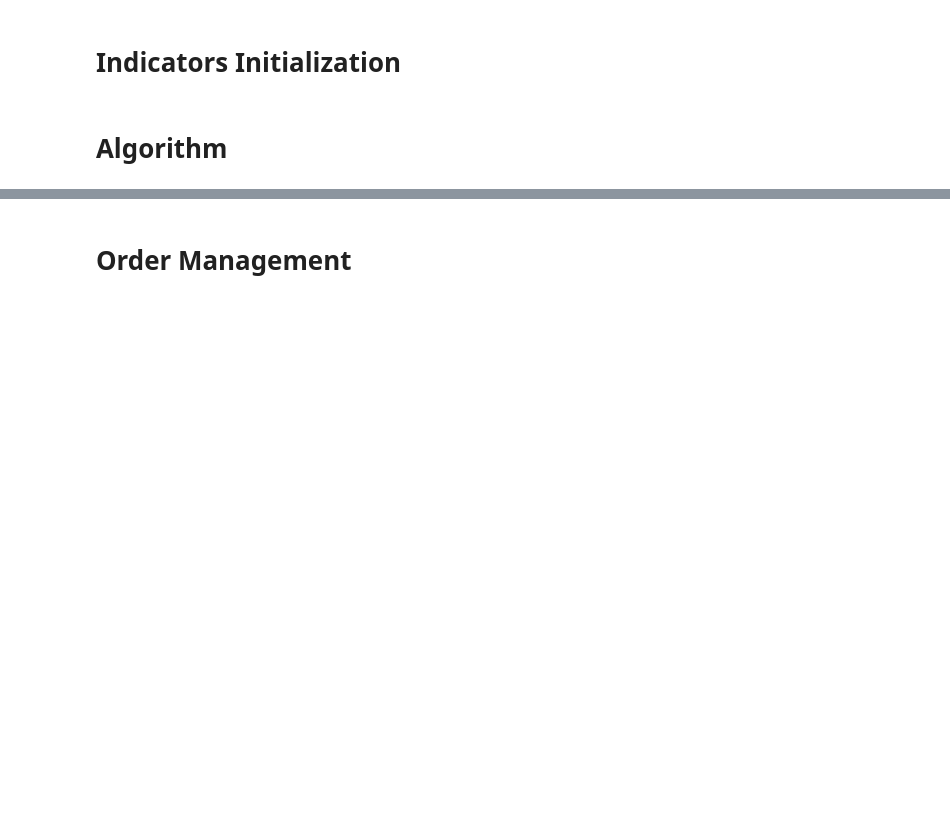
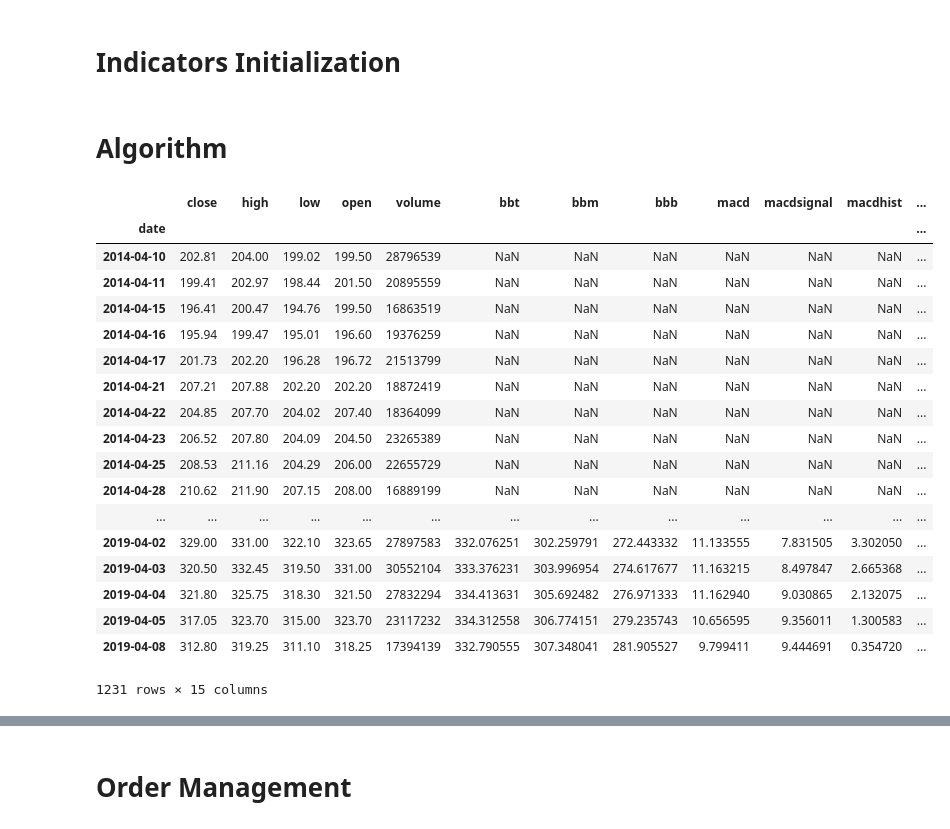
Before and after one commit to suhansaha/freedom, a Jupyter notebook: KiteConnect.ipynb, the cells around one changed output, grey strips where cells are left out. Saved outputs shown, nothing was run; the diff lists cells and outputs as text; code cells hidden in the pictures; blank space fills up the shorter version.

```diff
--- a/KiteConnect.ipynb
+++ b/KiteConnect.ipynb
@@ -190,6 +190,28 @@ xMin = raw_data.index[-1*noofcandles]
 xMax = raw_data.index[-1]
 # %% [markdown]
 # Algorithm
+# %%
+raw_data_day
+# %% [output]
+|  | close | high | low | open | volume | bbt | bbm | bbb | macd | macdsignal | macdhist | ... |
+| date |  |  |  |  |  |  |  |  |  |  |  | ... |
+| 2014-04-10 | 202.81 | 204.00 | 199.02 | 199.50 | 28796539 | NaN | NaN | NaN | NaN | NaN | NaN | ... |
+| 2014-04-11 | 199.41 | 202.97 | 198.44 | 201.50 | 20895559 | NaN | NaN | NaN | NaN | NaN | NaN | ... |
+| 2014-04-15 | 196.41 | 200.47 | 194.76 | 199.50 | 16863519 | NaN | NaN | NaN | NaN | NaN | NaN | ... |
+| 2014-04-16 | 195.94 | 199.47 | 195.01 | 196.60 | 19376259 | NaN | NaN | NaN | NaN | NaN | NaN | ... |
+| 2014-04-17 | 201.73 | 202.20 | 196.28 | 196.72 | 21513799 | NaN | NaN | NaN | NaN | NaN | NaN | ... |
+| 2014-04-21 | 207.21 | 207.88 | 202.20 | 202.20 | 18872419 | NaN | NaN | NaN | NaN | NaN | NaN | ... |
+| 2014-04-22 | 204.85 | 207.70 | 204.02 | 207.40 | 18364099 | NaN | NaN | NaN | NaN | NaN | NaN | ... |
+| 2014-04-23 | 206.52 | 207.80 | 204.09 | 204.50 | 23265389 | NaN | NaN | NaN | NaN | NaN | NaN | ... |
+| 2014-04-25 | 208.53 | 211.16 | 204.29 | 206.00 | 22655729 | NaN | NaN | NaN | NaN | NaN | NaN | ... |
+| 2014-04-28 | 210.62 | 211.90 | 207.15 | 208.00 | 16889199 | NaN | NaN | NaN | NaN | NaN | NaN | ... |
+| ... | ... | ... | ... | ... | ... | ... | ... | ... | ... | ... | ... | ... |
+| 2019-04-02 | 329.00 | 331.00 | 322.10 | 323.65 | 27897583 | 332.076251 | 302.259791 | 272.443332 | 11.133555 | 7.831505 | 3.302050 | ... |
+| 2019-04-03 | 320.50 | 332.45 | 319.50 | 331.00 | 30552104 | 333.376231 | 303.996954 | 274.617677 | 11.163215 | 8.497847 | 2.665368 | ... |
+| 2019-04-04 | 321.80 | 325.75 | 318.30 | 321.50 | 27832294 | 334.413631 | 305.692482 | 276.971333 | 11.162940 | 9.030865 | 2.132075 | ... |
+| 2019-04-05 | 317.05 | 323.70 | 315.00 | 323.70 | 23117232 | 334.312558 | 306.774151 | 279.235743 | 10.656595 | 9.356011 | 1.300583 | ... |
+| 2019-04-08 | 312.80 | 319.25 | 311.10 | 318.25 | 17394139 | 332.790555 | 307.348041 | 281.905527 | 9.799411 | 9.444691 | 0.354720 | ... |
+1231 rows × 15 columns
 # %%
 
 
```
Also changed, not shown: parts of 3 cells of this notebook.
